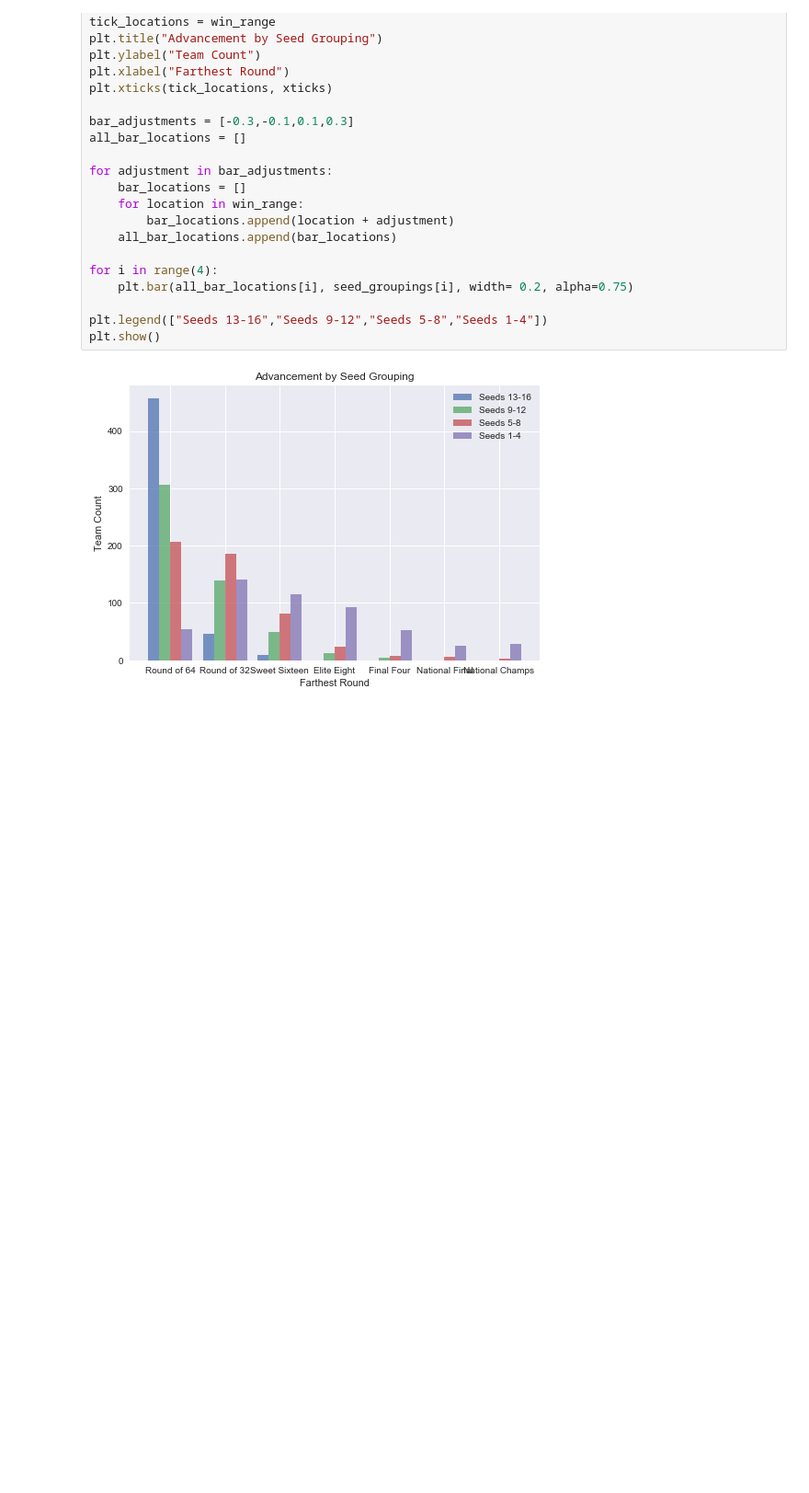
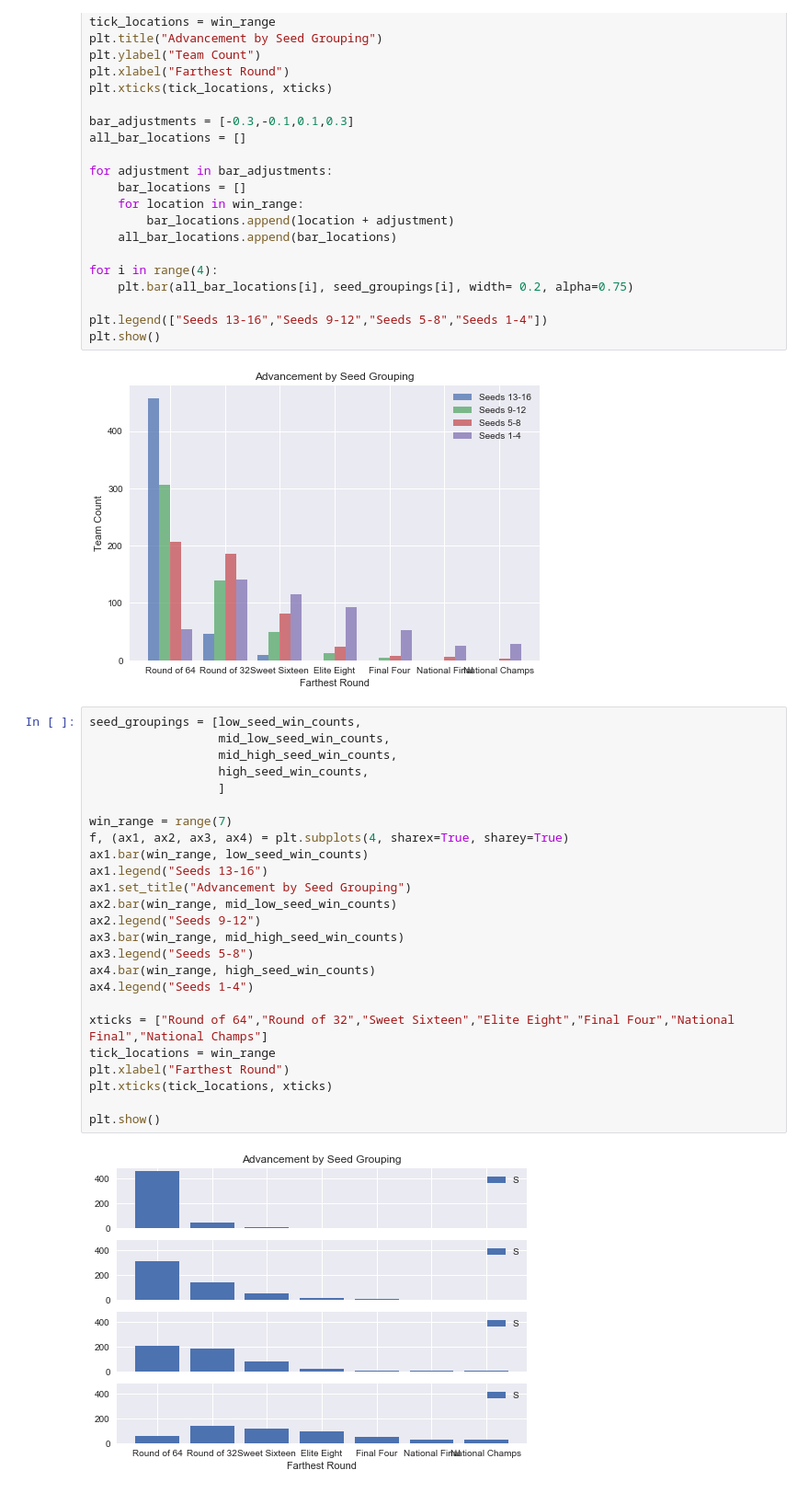
Before and after one commit to mmclaughlin87/march-madness-historical-perfomance, a Jupyter notebook: summary_of_seeds.ipynb, the cells around one changed output. Shown: that part at 92% size. Saved outputs shown, nothing was run; the diff lists cells and outputs as text; blank space fills up the shorter version.

Commit message:
adding statistical seed analysis

```diff
--- a/summary_of_seeds.ipynb
+++ b/summary_of_seeds.ipynb
@@ -275,3 +275,30 @@ plt.legend(["Seeds 13-16","Seeds 9-12","Seeds 5-8","Seeds 1-4"])
 plt.show()
 # %% [output]
 [figure]
+# %%
+seed_groupings = [low_seed_win_counts,
+                  mid_low_seed_win_counts,
+                  mid_high_seed_win_counts,
+                  high_seed_win_counts,
+                  ]
+
+win_range = range(7)
+f, (ax1, ax2, ax3, ax4) = plt.subplots(4, sharex=True, sharey=True)
+ax1.bar(win_range, low_seed_win_counts)
+ax1.legend("Seeds 13-16")
+ax1.set_title("Advancement by Seed Grouping")
+ax2.bar(win_range, mid_low_seed_win_counts)
+ax2.legend("Seeds 9-12")
+ax3.bar(win_range, mid_high_seed_win_counts)
+ax3.legend("Seeds 5-8")
+ax4.bar(win_range, high_seed_win_counts)
+ax4.legend("Seeds 1-4")
+
+xticks = ["Round of 64","Round of 32","Sweet Sixteen","Elite Eight","Final Four","National Final","National Champs"]
+tick_locations = win_range
+plt.xlabel("Farthest Round")
+plt.xticks(tick_locations, xticks)
+
+plt.show()
+# %% [output]
+[figure, added]
```
Also changed, not shown: 1 other file.
